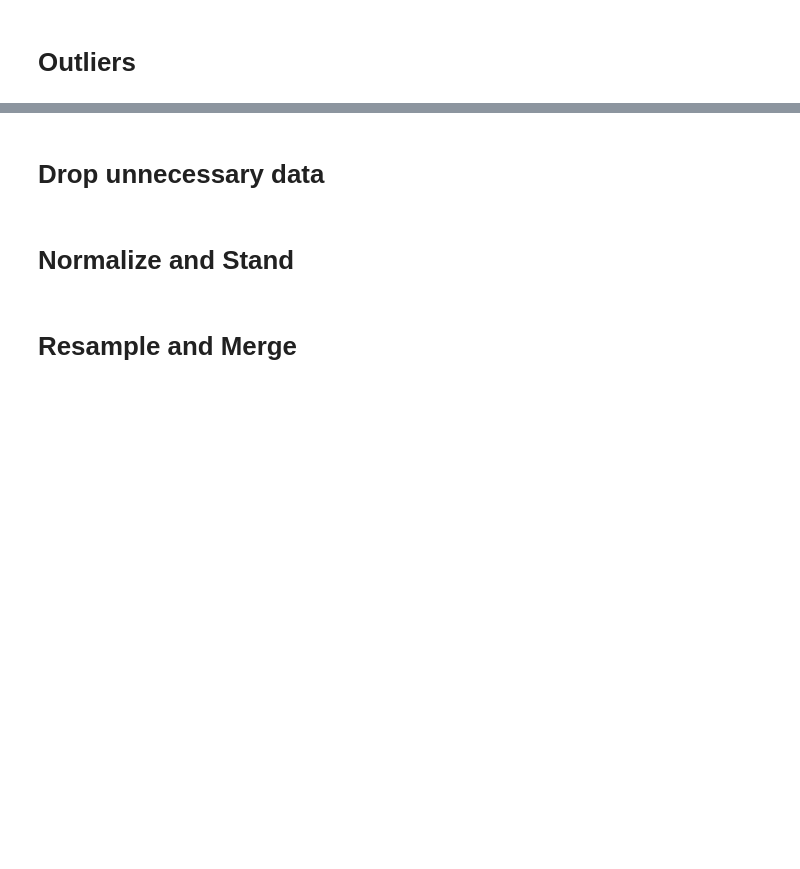
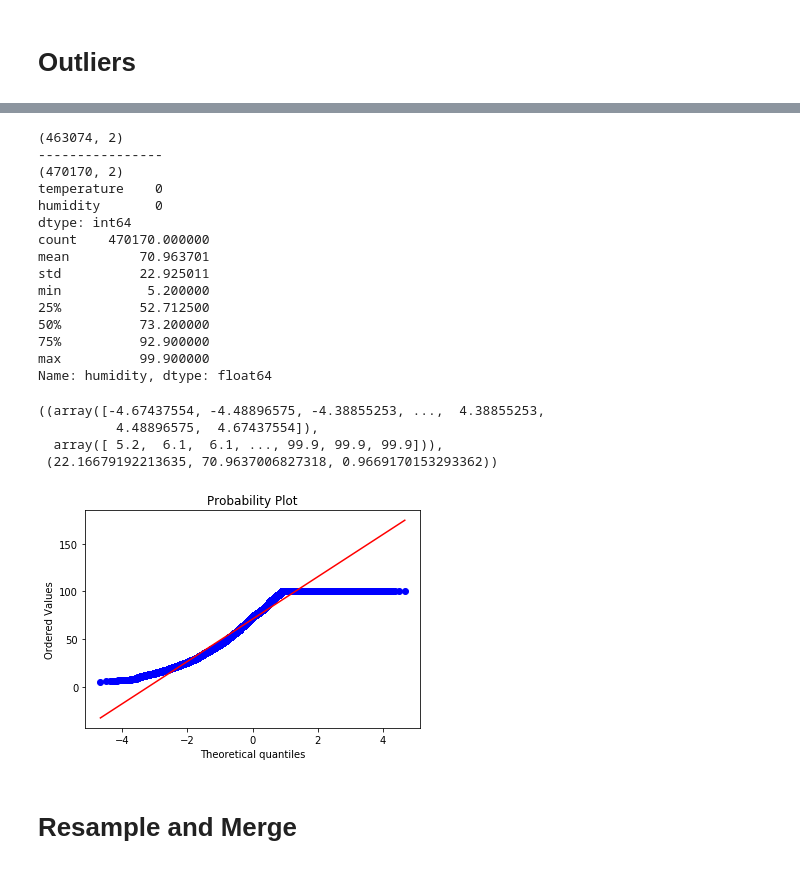
Before and after one commit to GeorgesAlkhouri/golddust, a Jupyter notebook: jupyter/BTW.ipynb, the cells around one changed output, grey strips where cells are left out. Cells and saved outputs as stored; diff of their text form; code cells hidden in the pictures; blank space fills up the shorter version.

```diff
--- a/jupyter/BTW.ipynb
+++ b/jupyter/BTW.ipynb
@@ -72,13 +132,21 @@ df_dht22.groupby(level=0).plot( kind='kde')
 # Outliers
 # %%
 def remove_outlier(df):
-    print(df.groupby(level=0).count())
     res = df[np.abs(df - df.mean()) <= (3*df.std())]
-    print(res.groupby(level=0).count())
+    #print(res.groupby(level=0).count())
+    return res.dropna()
 
-    return res
 
+print(df_sds011.shape)
+print(df_dht22.shape)
 
 df_sds011 = remove_outlier(df_sds011)
 df_dht22 = remove_outlier(df_dht22)
+
+print(df_sds011.shape)
+print(df_dht22.shape)
+
+print('NaNs')
+print(df_sds011.isnull().sum())
+print(df_dht22.isnull().sum())
 # %% [output]
@@ -114,5 +188,3 @@ df_dht22.groupby(level=0).plot(kind='kde')
 df_sds011.groupby(level=0).describe()
 # %%
 df_dht22.groupby(level=0).describe()
-# %% [markdown]
-# Drop unnecessary  data
@@ -122,18 +191,45 @@ df_dht22 = df_dht22.drop([3123, 10574], level=0)
-# %% [markdown]
-# Normalize and Stand
-# %%
-# through normalization, correlations can be better observerd
-
-df_sds011[['P1', 'P2']] =  preprocessing.normalize(df_sds011[['P1', 'P2']], axis=0, norm='max')
-scaler = preprocessing.StandardScaler()
-df_sds011[['P1', 'P2']] = scaler.fit_transform(df_sds011[['P1', 'P2']])
-
-df_dht22[['temperature', 'humidity']] = preprocessing.normalize(df_dht22[['temperature', 'humidity']], axis=0, norm='max')
-scaler = preprocessing.StandardScaler()
-df_dht22[['temperature', 'humidity']] = scaler.fit_transform(df_dht22[['temperature', 'humidity']])
 # %%
 print(df_sds011.describe())
 print(df_dht22.describe())
+# %%
+print(df_sds011.shape)
+print('----------------')
+temp = df_dht22.groupby(level=1).mean().sort_index()
+print(temp.shape)
+print(temp.isnull().sum())
+
+from scipy.stats import loggamma
+
+fig = plt.figure()
+ax = fig.add_subplot(111)
+
+print(temp['humidity'].describe())
+probplot(temp['humidity'].values, plot=ax)
+
+
+
+#np.mean(preprocessing.normalize(temp['P1'].values.reshape(1,-1))), np.std(preprocessing.normalize(temp['P1'].values.reshape(1,-1)))
+# %% [output]
+(463074, 2)
+----------------
+(470170, 2)
+temperature    0
+humidity       0
+dtype: int64
+count    470170.000000
+mean         70.963701
+std          22.925011
+min           5.200000
+25%          52.712500
+50%          73.200000
+75%          92.900000
+max          99.900000
+Name: humidity, dtype: float64
+((array([-4.67437554, -4.48896575, -4.38855253, ...,  4.38855253,
+          4.48896575,  4.67437554]),
+  array([ 5.2,  6.1,  6.1, ..., 99.9, 99.9, 99.9])),
+ (22.16679192213635, 70.9637006827318, 0.9669170153293362))
+[figure, added]
 # %% [markdown]
 # Resample and Merge
 # %%
```
Also changed, not shown: parts of 32 cells of this notebook, 3 other files.
